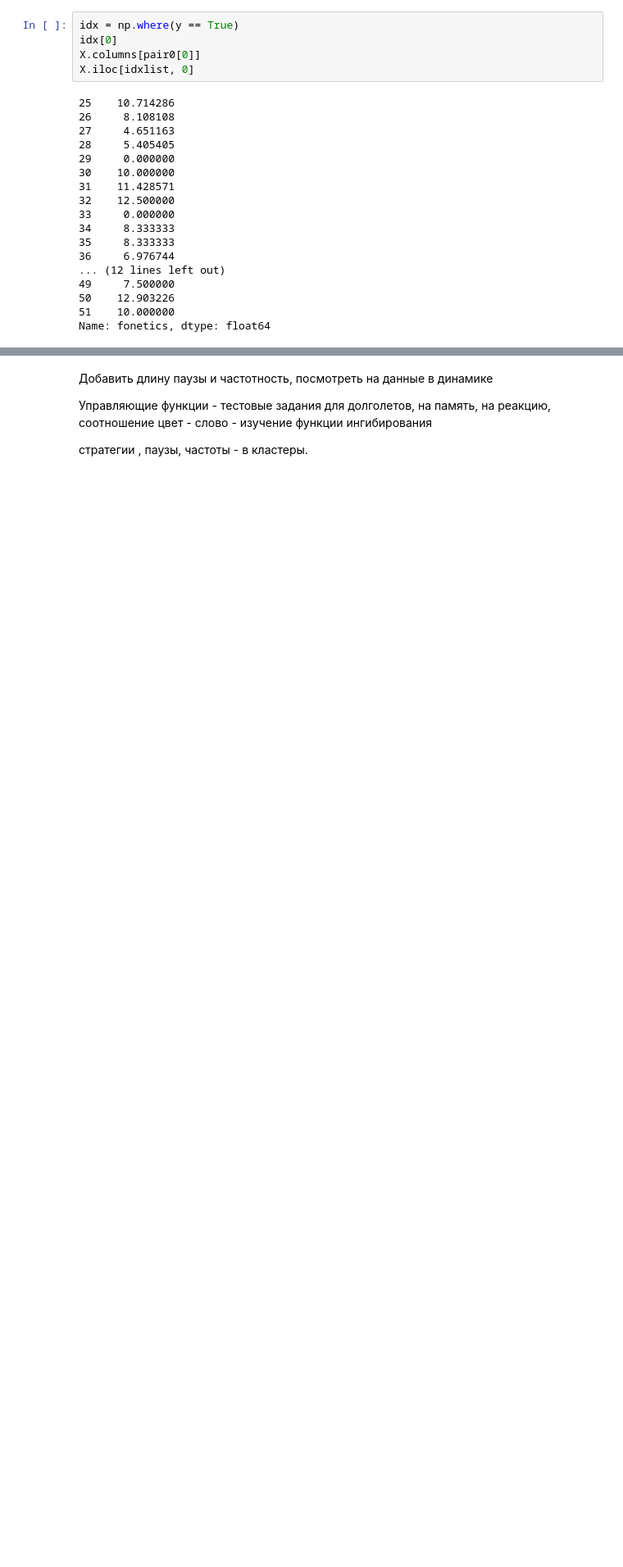
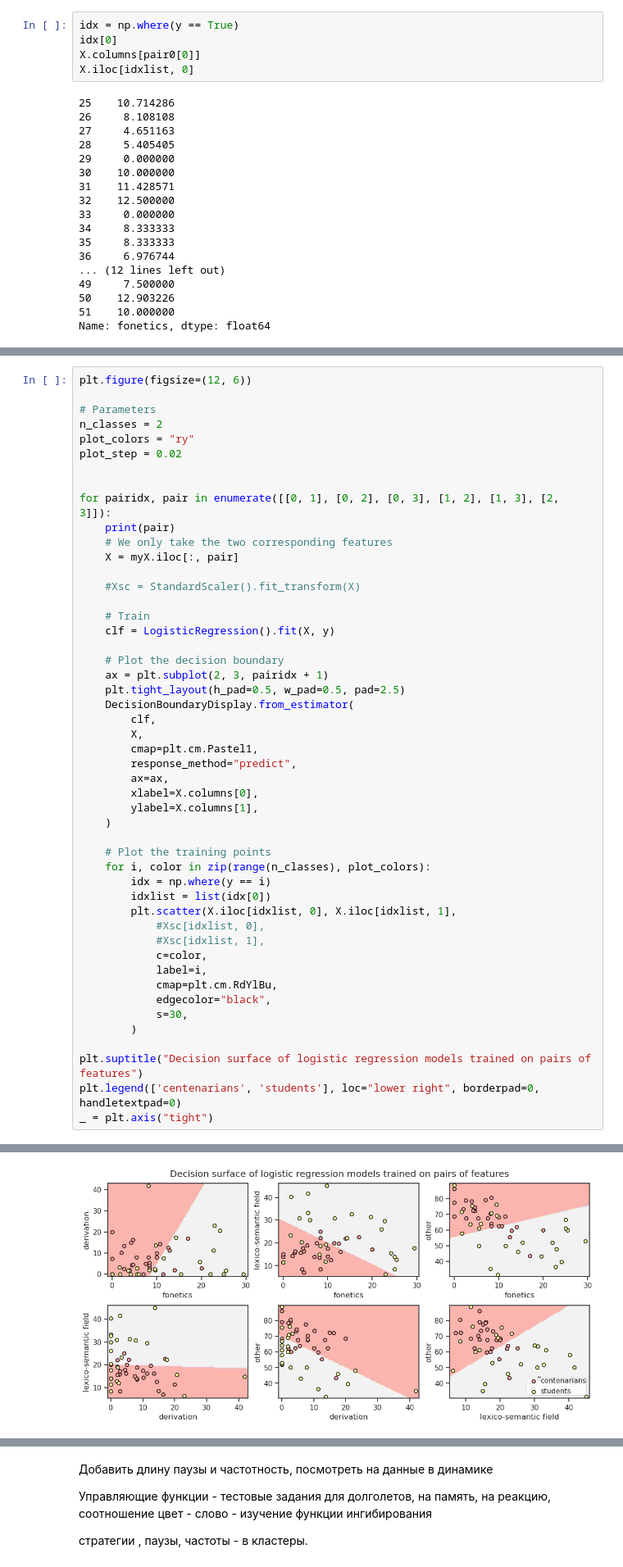
Before and after one commit to Aryunaa/Linguistics, a Jupyter notebook: pos_febr/analysis.ipynb, the cells around one changed output, grey strips where cells are left out. Shown at 82% size. Cells and saved outputs as stored; diff of their text form; blank space fills up the shorter version.

```diff
--- a/pos_febr/analysis.ipynb
+++ b/pos_febr/analysis.ipynb
@@ -1174,0 +1202,50 @@ ValueError: n_features must be equal to 2. Got 4 instead.
+# %%
+plt.figure(figsize=(12, 6))
+
+# Parameters
+n_classes = 2
+plot_colors = "ry"
+plot_step = 0.02
+
+
+for pairidx, pair in enumerate([[0, 1], [0, 2], [0, 3], [1, 2], [1, 3], [2, 3]]):
+    print(pair)
+    # We only take the two corresponding features
+    X = myX.iloc[:, pair]
+
+    #Xsc = StandardScaler().fit_transform(X)
+
+    # Train
+    clf = LogisticRegression().fit(X, y)
+
+    # Plot the decision boundary
+    ax = plt.subplot(2, 3, pairidx + 1)
+    plt.tight_layout(h_pad=0.5, w_pad=0.5, pad=2.5)
+    DecisionBoundaryDisplay.from_estimator(
+        clf,
+        X,
+        cmap=plt.cm.Pastel1,
+        response_method="predict",
+        ax=ax,
+        xlabel=X.columns[0],
+        ylabel=X.columns[1],
+    )
+
+    # Plot the training points
+    for i, color in zip(range(n_classes), plot_colors):
+        idx = np.where(y == i)
+        idxlist = list(idx[0])
+        plt.scatter(X.iloc[idxlist, 0], X.iloc[idxlist, 1],
+            #Xsc[idxlist, 0],
+            #Xsc[idxlist, 1],
+            c=color,
+            label=i,
+            cmap=plt.cm.RdYlBu,
+            edgecolor="black",
+            s=30,
+        )
+
+plt.suptitle("Decision surface of logistic regression models trained on pairs of features")
+plt.legend(['centenarians', 'students'], loc="lower right", borderpad=0, handletextpad=0)
+_ = plt.axis("tight")
+# %% [output]
@@ -1174,0 +1258 @@ ValueError: n_features must be equal to 2. Got 4 instead.
+[figure, added]
```
Also changed, not shown: parts of 7 cells of this notebook.
